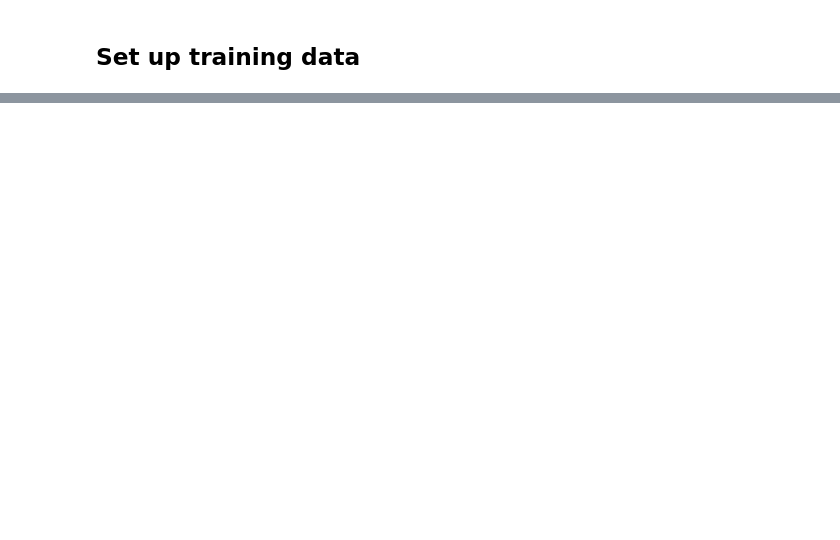
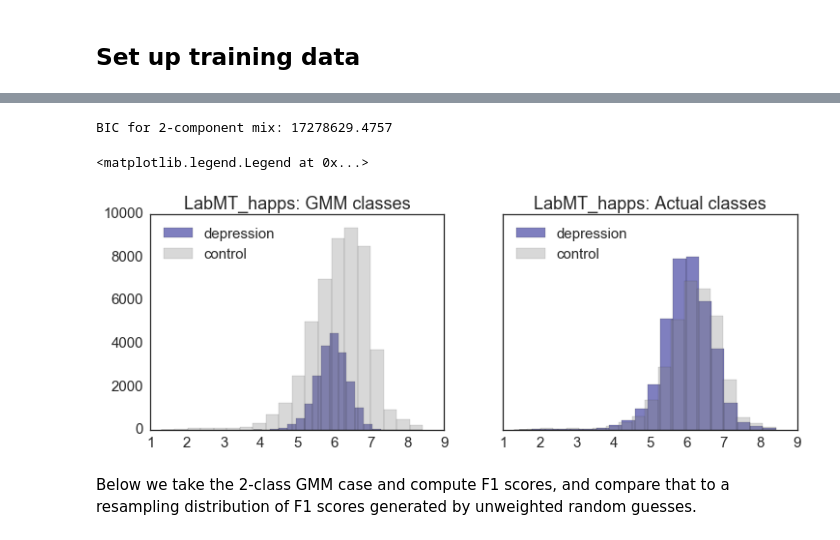
Before and after one commit to andrewreece/predicthealth, a Jupyter notebook: mixture_models.ipynb, the cells around one changed output, grey strips where cells are left out. Cells and saved outputs as stored; diff of their text form; code cells hidden in the pictures; blank space fills up the shorter version.

```diff
--- a/mixture_models.ipynb
+++ b/mixture_models.ipynb
@@ -355,0 +498,30 @@ display line at: 2013-04-15 00:00:00
+# %%
+# 2-class GMM fit
+gmm2 = mixture.GMM( n_components=num_comps )
+fit2 = gmm2.fit_predict(X)
+
+mdf['comp2'] = fit2
+gmm2df = mdf.copy()
+
+print 'BIC for 2-component mix:', gmm2.bic(X)
+# %% [output]
+BIC for 2-component mix: 17278629.4757
+# %%
+# are GMM classes aligned with actual classes on LabMT happiness scores?
+
+f, (ax1, ax2) = plt.subplots(1, 2, sharey=True, figsize=(12,4))
+
+ax1.hist(gmm2df.LabMT_happs[gmm2df.comp2==1], color='navy', alpha=0.5, bins=20, label=condition)
+ax1.hist(gmm2df.LabMT_happs[gmm2df.comp2==0], color='gray', alpha=0.3, bins=20, label='control')
+ax1.set_title('LabMT_happs: GMM classes')
+ax1.legend(loc='upper left')
+
+ax2.hist(gmm2df.LabMT_happs[gmm2df.target==1], color='navy', alpha=0.5, bins=20, label=condition)
+ax2.hist(gmm2df.LabMT_happs[gmm2df.target==0], color='gray', alpha=0.3, bins=20, label='control')
+ax2.set_title('LabMT_happs: Actual classes')
+ax2.legend(loc='upper left')
+# %% [output]
+<matplotlib.legend.Legend at 0x...>
+[figure, added]
+# %% [markdown]
+Below we take the 2-class GMM case and compute F1 scores, and compare that to a resampling distribution of F1 scores generated by unweighted random guesses.
```
Also changed, not shown: parts of 52 cells of this notebook.
